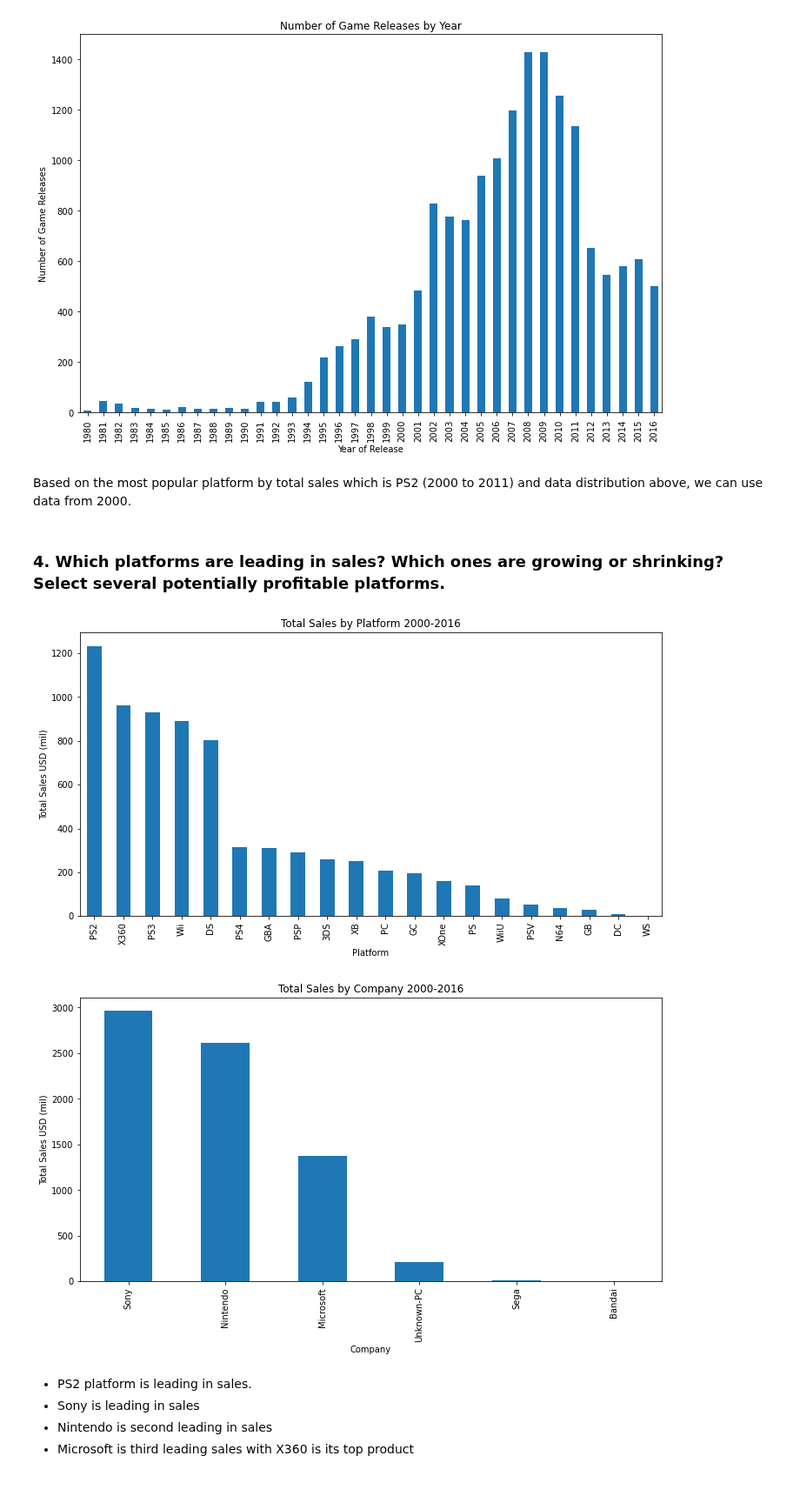
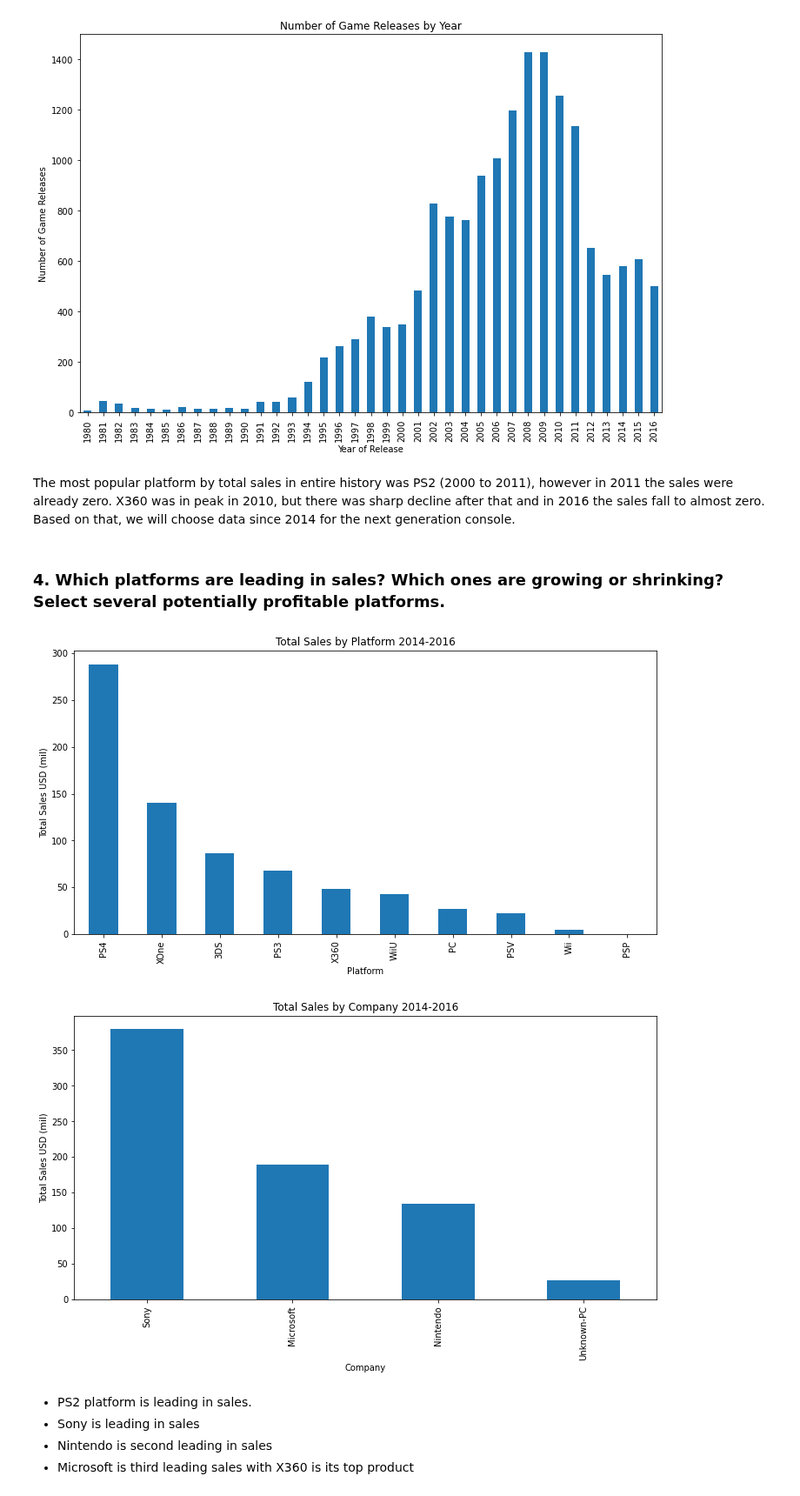
Before and after one commit to rainbowmoonlight/Yandex_Practicum_Projects, a Jupyter notebook: 04 Online Video Game Store Campaign/Online Video Game Store Campaign.ipynb, the cells around one changed output. Shown at 87% size. Saved outputs shown, nothing was run; the diff lists cells and outputs as text; code cells hidden in the pictures.

```diff
--- a/04 Online Video Game Store Campaign/Online Video Game Store Campaign.ipynb
+++ b/04 Online Video Game Store Campaign/Online Video Game Store Campaign.ipynb
@@ -876,31 +876,31 @@ plt.ylabel("Number of Game Releases")
 plt.show()
 # %% [output]
 [figure]
-# %% [markdown]
-Based on the most popular platform by total sales which is PS2 (2000 to 2011) and data distribution above, we can use data from 2000.
+# %% [markdown]
+The most popular platform by total sales in entire history was PS2 (2000 to 2011), however in 2011 the sales were already zero. X360 was in peak in 2010, but there was sharp decline after that and in 2016 the sales fall to almost zero. Based on that, we will choose data since 2014 for the next generation console.
 # %%
 original_df = df.copy()
-df = df.loc[df['year_of_release']>=2000]
+df = df.loc[df['year_of_release']>=2014]
 # %% [markdown]
 ### 4. Which platforms are leading in sales? Which ones are growing or shrinking? Select several potentially profitable platforms.
 # %%
 plt.figure(figsize=(12,6))
 df.groupby('platform')['total_sales'].sum().sort_values(ascending=False).plot(kind='bar')
-plt.title('Total Sales by Platform 2000-2016')
+plt.title('Total Sales by Platform 2014-2016')
 plt.xlabel("Platform")
 plt.ylabel("Total Sales USD (mil)")
 plt.show()
 # %% [output]
-[figure, old version]
+[figure, new version]
 # %%
 plt.figure(figsize=(12,6))
 df.groupby('platform_company')['total_sales'].sum().sort_values(ascending=False).plot(kind='bar')
-plt.title('Total Sales by Company 2000-2016')
+plt.title('Total Sales by Company 2014-2016')
 plt.xlabel("Company")
 plt.ylabel("Total Sales USD (mil)")
 plt.show()
 # %% [output]
-[figure, old version]
+[figure, new version]
 # %% [markdown]
 - PS2 platform is leading in sales.
 - Sony is leading in sales
```
Also changed, not shown: parts of 88 cells of this notebook.
